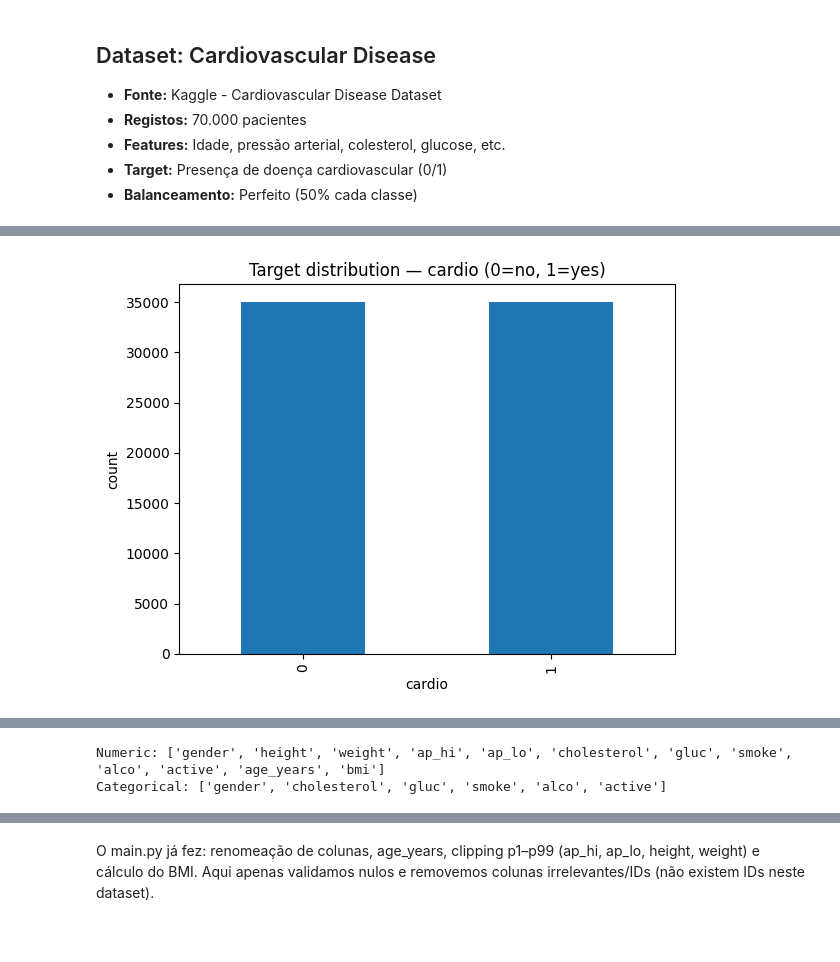
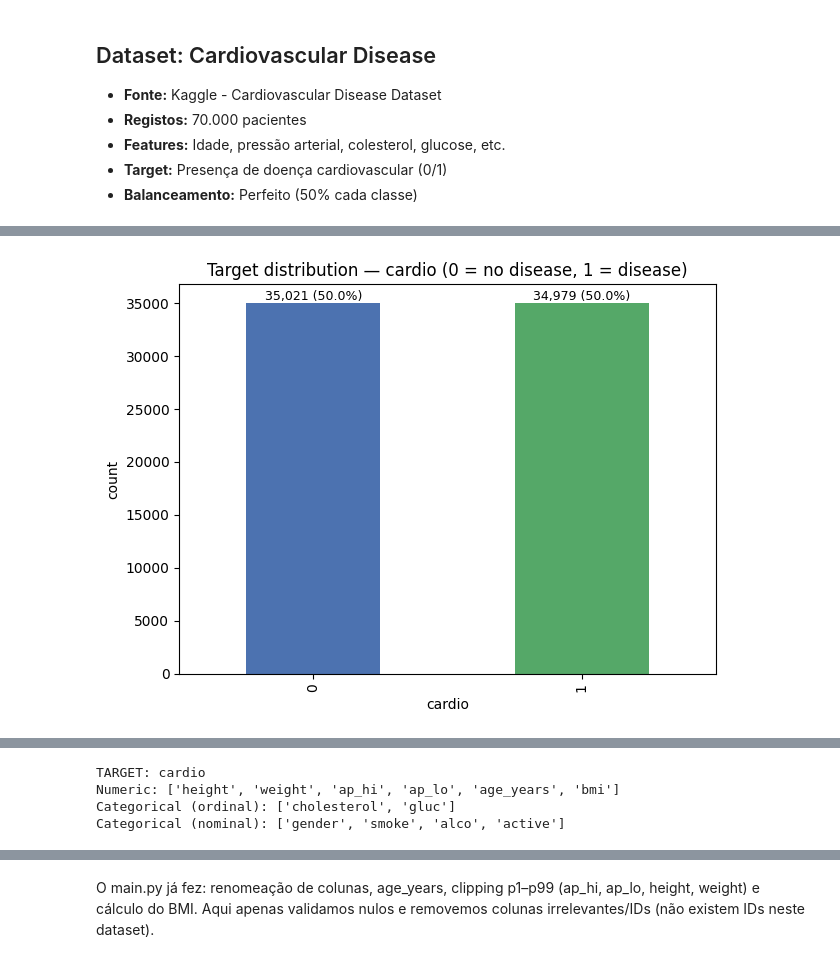
Before and after one commit to FranciscoNunessss/ML1analyses, a Jupyter notebook: notebook/01_EDA_Cardio.ipynb, the cells around one changed output, grey strips where cells are left out. Drawn from its saved outputs; the diff is of its cells as text; code cells hidden in the pictures; blank space fills up the shorter version.

```diff
--- a/notebook/01_EDA_Cardio.ipynb
+++ b/notebook/01_EDA_Cardio.ipynb
@@ -113,10 +173,24 @@ dtype: int64
 # %%
-# Target distribution
-ax = df["cardio"].value_counts().sort_index().plot(kind="bar")
-ax.set_title("Target distribution — cardio (0=no, 1=yes)")
-ax.set_xlabel("cardio"); ax.set_ylabel("count")
+# --- Distribuição do target ---
+ax = df[TARGET].value_counts().sort_index().plot(kind="bar", color=["#4c72b0", "#55a868"])
+ax.set_title(f"Target distribution — {TARGET} (0 = no disease, 1 = disease)")
+ax.set_xlabel(TARGET)
+ax.set_ylabel("count")
+
+tot = len(df)
+for p in ax.patches:
+    v = int(p.get_height())
+    pct = v / tot * 100
+    ax.annotate(f"{v:,} ({pct:.1f}%)",
+                (p.get_x() + p.get_width() / 2, v),
+                ha="center", va="bottom", fontsize=9)
+
+plt.tight_layout()
 plt.show()
 
-print("Proportion of positives:", df["cardio"].mean().round(3))
+pos_rate = df[TARGET].mean()
+neg_rate = 1 - pos_rate
+print(f"Proportion of positives: {pos_rate:.3f}")
+print(f"Class ratio (neg:pos) = {neg_rate/pos_rate:.2f} : 1")
 # %% [output]
-[figure, old version]
+[figure, new version]
@@ -124,18 +199,32 @@ Proportion of positives: 0.5
 # %%
-target = "cardio"
+assert TARGET == "cardio", "TARGET inesperado — confirma a célula 1."
 
-num_cols = [c for c in df.select_dtypes(include="number").columns if c != target]
+NUM_COLS = df.select_dtypes(include=[np.number]).columns.drop(TARGET).tolist()
 
-# Categóricas (prioridade às 'category'; fallback para colunas que parecem categóricas)
-cat_cols = df.select_dtypes(include=["category"]).columns.tolist()
-if not cat_cols:
-    # Identificar colunas categóricas manualmente (Parquet não preserva o tipo category)
-    potential_cat = ["gender", "cholesterol", "gluc", "smoke", "alco", "active"]
-    cat_cols = [col for col in potential_cat if col in df.columns]
+CAT_ORD_COLS = [c for c in ["cholesterol", "gluc"] if c in df.columns]
 
-print("Numeric:", num_cols)
-print("Categorical:", cat_cols)
+CAT_NOM_COLS = [c for c in ["gender", "smoke", "alco", "active"] if c in df.columns]
+
+for c in CAT_ORD_COLS:
+    df[c] = pd.Categorical(df[c], categories=[1, 2, 3], ordered=True)
+
+for c in CAT_NOM_COLS:
+    df[c] = df[c].astype("category")
+
+NUM_COLS = [c for c in NUM_COLS if c not in CAT_ORD_COLS + CAT_NOM_COLS]
+
+print("TARGET:", TARGET)
+print("Numeric:", NUM_COLS)
+print("Categorical (ordinal):", CAT_ORD_COLS)
+print("Categorical (nominal):", CAT_NOM_COLS)
+
+# Checks úteis
+assert all(c in df.columns for c in NUM_COLS), "Alguma numérica não está no DF."
+for c in CAT_ORD_COLS:
+    assert set(df[c].dropna().unique()).issubset({1,2,3}), f"{c} tem valores fora de {1,2,3}."
 # %% [output]
-Numeric: ['gender', 'height', 'weight', 'ap_hi', 'ap_lo', 'cholesterol', 'gluc', 'smoke', 'alco', 'active', 'age_years', 'bmi']
-Categorical: ['gender', 'cholesterol', 'gluc', 'smoke', 'alco', 'active']
+TARGET: cardio
+Numeric: ['height', 'weight', 'ap_hi', 'ap_lo', 'age_years', 'bmi']
+Categorical (ordinal): ['cholesterol', 'gluc']
+Categorical (nominal): ['gender', 'smoke', 'alco', 'active']
 # %%
```
Also changed, not shown: parts of 16 cells of this notebook.
